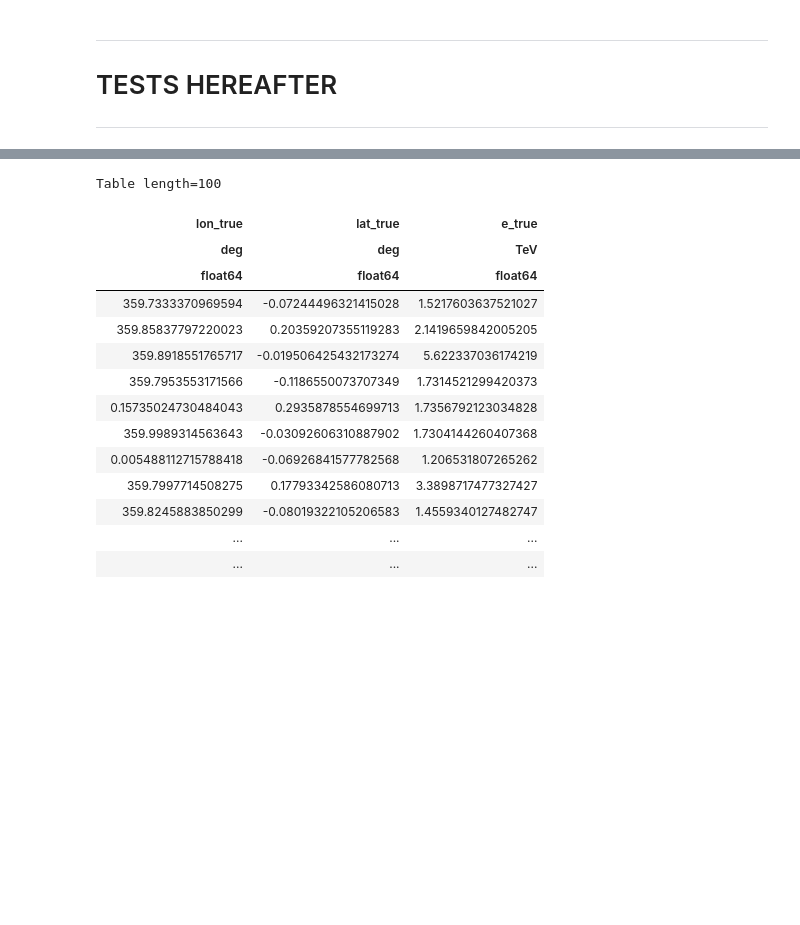
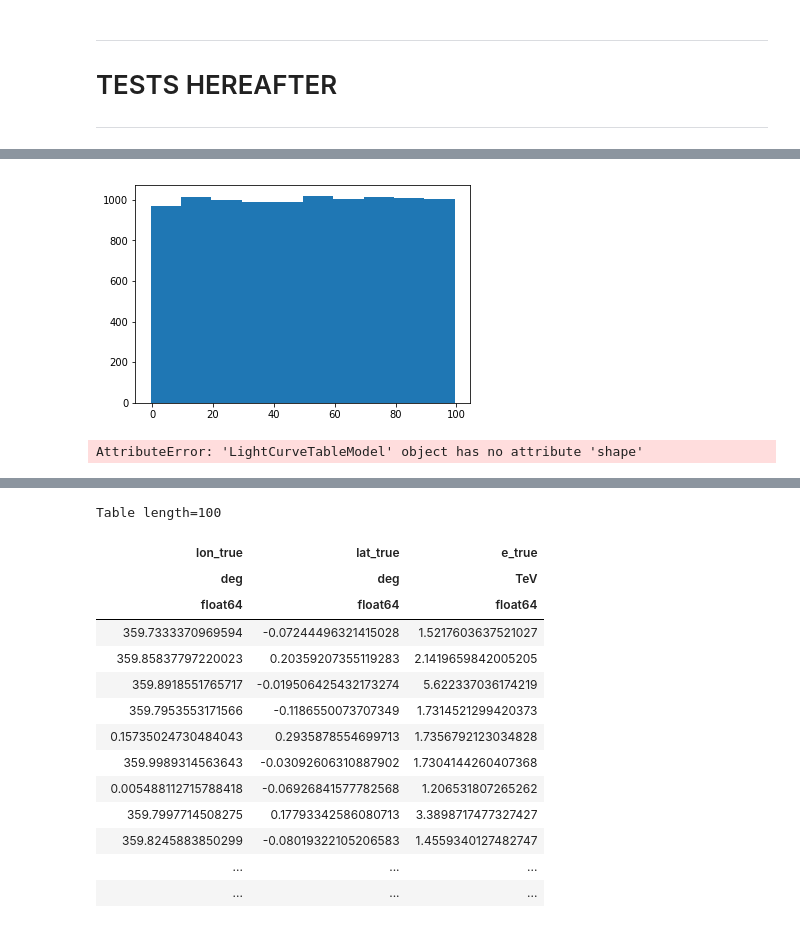
Before and after one commit to fabiopintore/notebooks-public, a Jupyter notebook: gammapy-event-sampling/prototype.ipynb, the cells around one changed output, grey strips where cells are left out. Saved outputs shown, nothing was run; the diff lists cells and outputs as text; code cells hidden in the pictures; blank space fills up the shorter version.

```diff
--- a/gammapy-event-sampling/prototype.ipynb
+++ b/gammapy-event-sampling/prototype.ipynb
@@ -364,0 +531,17 @@ To compute the predicted number of counts we use the `MapEvaluator`:
+# %%
+pdf = np.ones(100)
+a = InverseCDFSampler(pdf=pdf)
+data = a.sample(10000)
+plt.hist(data.squeeze());
+# %% [output]
+[figure, added]
+# %%
+random_state = get_random_state(0)
+pdf_shape = lc.shape  #gives the shape of the PDF array
+pdf = lc.ravel() / lc.sum()  #flattens the array along one axis
+sortindex = np.argsort(lc, axis=None) #sorting of the elements and giving the indexes
+
+pdf = pdf[sortindex]  #sort the pdf array
+cdf = np.cumsum(pdf)  #evaluate the cumulative sum of the PDF array
+# %% [output]
+AttributeError: 'LightCurveTableModel' object has no attribute 'shape'
```
Also changed, not shown: parts of 38 cells of this notebook.
